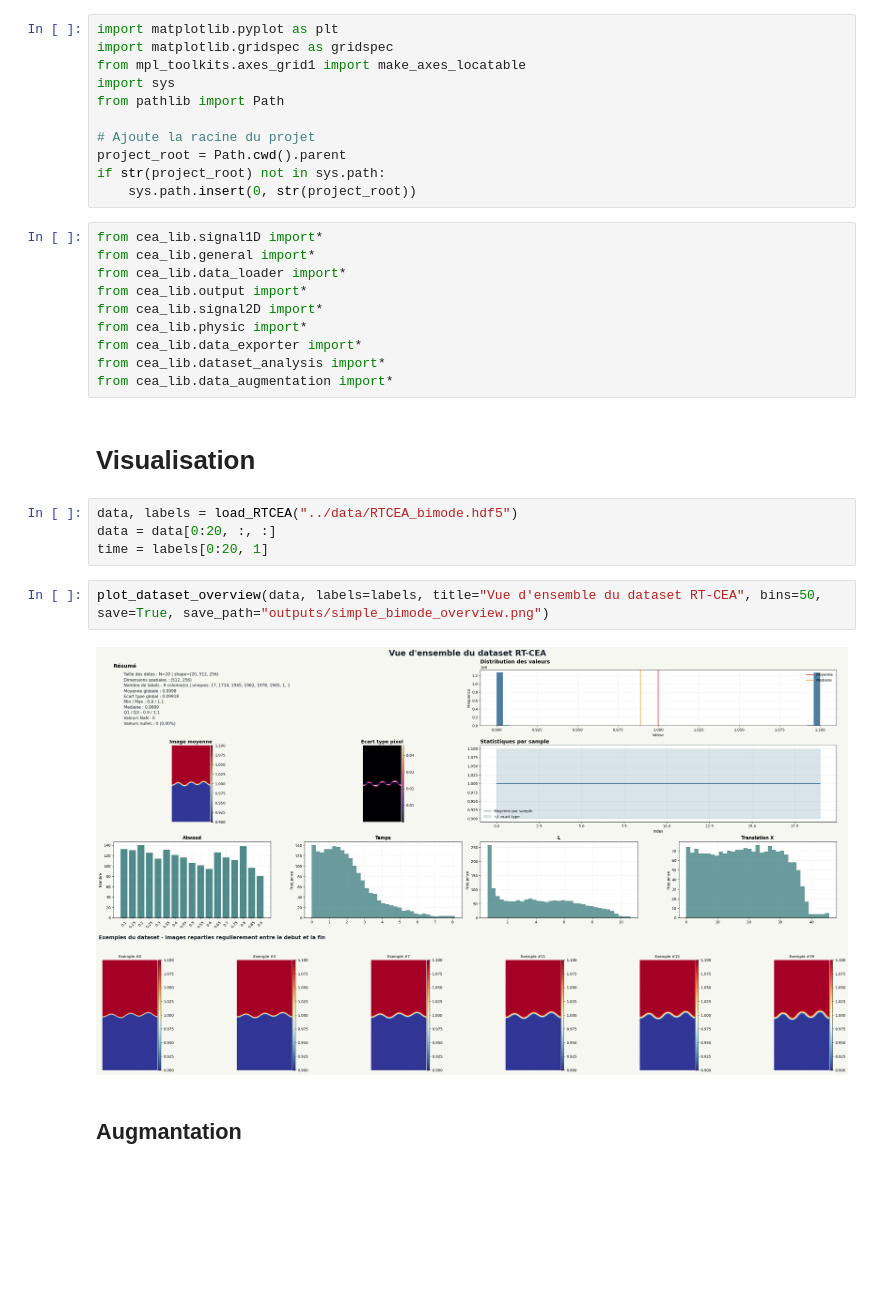
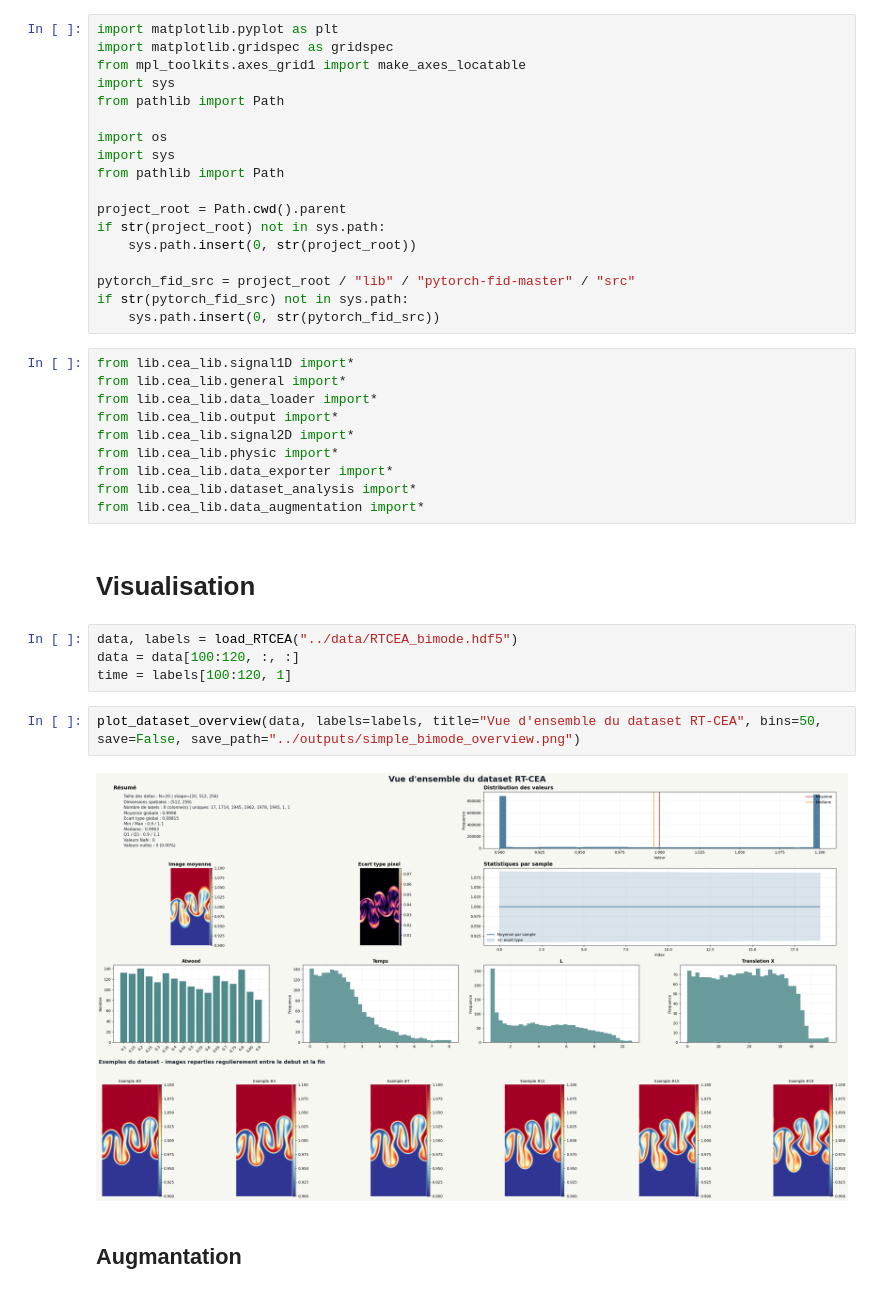
Before and after one commit to Samuel-Chapuis/Rayleigh-Taylor-Generative-Surrogate, a Jupyter notebook: analyse_outils/Augmentation.ipynb, the cells around one changed output. Drawn from its saved outputs; the diff is of its cells as text; blank space fills up the shorter version.

```diff
--- a/analyse_outils/Augmentation.ipynb
+++ b/analyse_outils/Augmentation.ipynb
@@ -5,30 +5,37 @@ from mpl_toolkits.axes_grid1 import make_axes_locatable
 import sys
 from pathlib import Path
 
-# Ajoute la racine du projet
+import os
+import sys
+from pathlib import Path
+
 project_root = Path.cwd().parent
 if str(project_root) not in sys.path:
     sys.path.insert(0, str(project_root))
+
+pytorch_fid_src = project_root / "lib" / "pytorch-fid-master" / "src"
+if str(pytorch_fid_src) not in sys.path:
+    sys.path.insert(0, str(pytorch_fid_src))
 # %%
-from cea_lib.signal1D import*
-from cea_lib.general import*
-from cea_lib.data_loader import*
-from cea_lib.output import*
-from cea_lib.signal2D import*
-from cea_lib.physic import*
-from cea_lib.data_exporter import*
-from cea_lib.dataset_analysis import*
-from cea_lib.data_augmentation import*
+from lib.cea_lib.signal1D import*
+from lib.cea_lib.general import*
+from lib.cea_lib.data_loader import*
+from lib.cea_lib.output import*
+from lib.cea_lib.signal2D import*
+from lib.cea_lib.physic import*
+from lib.cea_lib.data_exporter import*
+from lib.cea_lib.dataset_analysis import*
+from lib.cea_lib.data_augmentation import*
 # %% [markdown]
 # Visualisation
 # %%
 data, labels = load_RTCEA("../data/RTCEA_bimode.hdf5")
-data = data[0:20, :, :]
-time = labels[0:20, 1]
+data = data[100:120, :, :]
+time = labels[100:120, 1]
 # %%
-plot_dataset_overview(data, labels=labels, title="Vue d'ensemble du dataset RT-CEA", bins=50, save=True, save_path="outputs/simple_bimode_overview.png")
+plot_dataset_overview(data, labels=labels, title="Vue d'ensemble du dataset RT-CEA", bins=50, save=False, save_path="../outputs/simple_bimode_overview.png")
 # %% [output]
-[figure, old version]
+[figure, new version]
 # %% [markdown]
 ## Augmantation
 # %%
```
Also changed, not shown: parts of 5 cells of this notebook, 10 other files.
